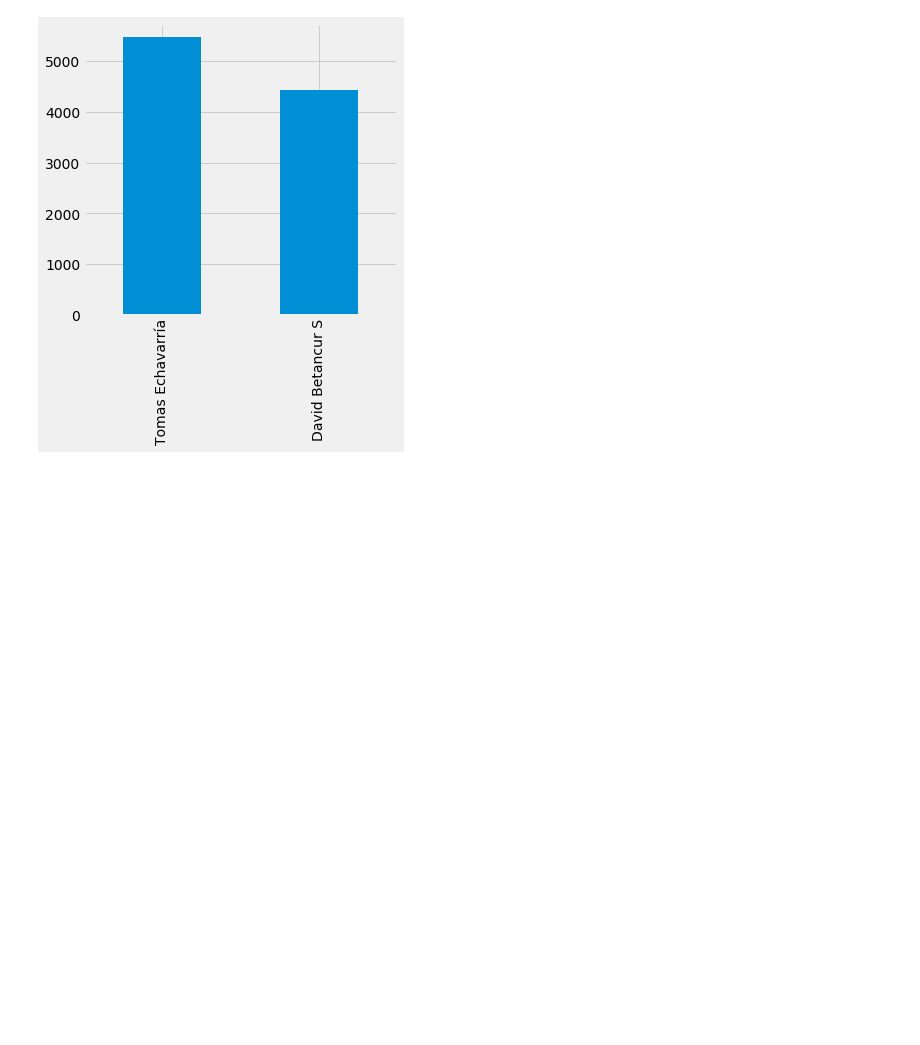
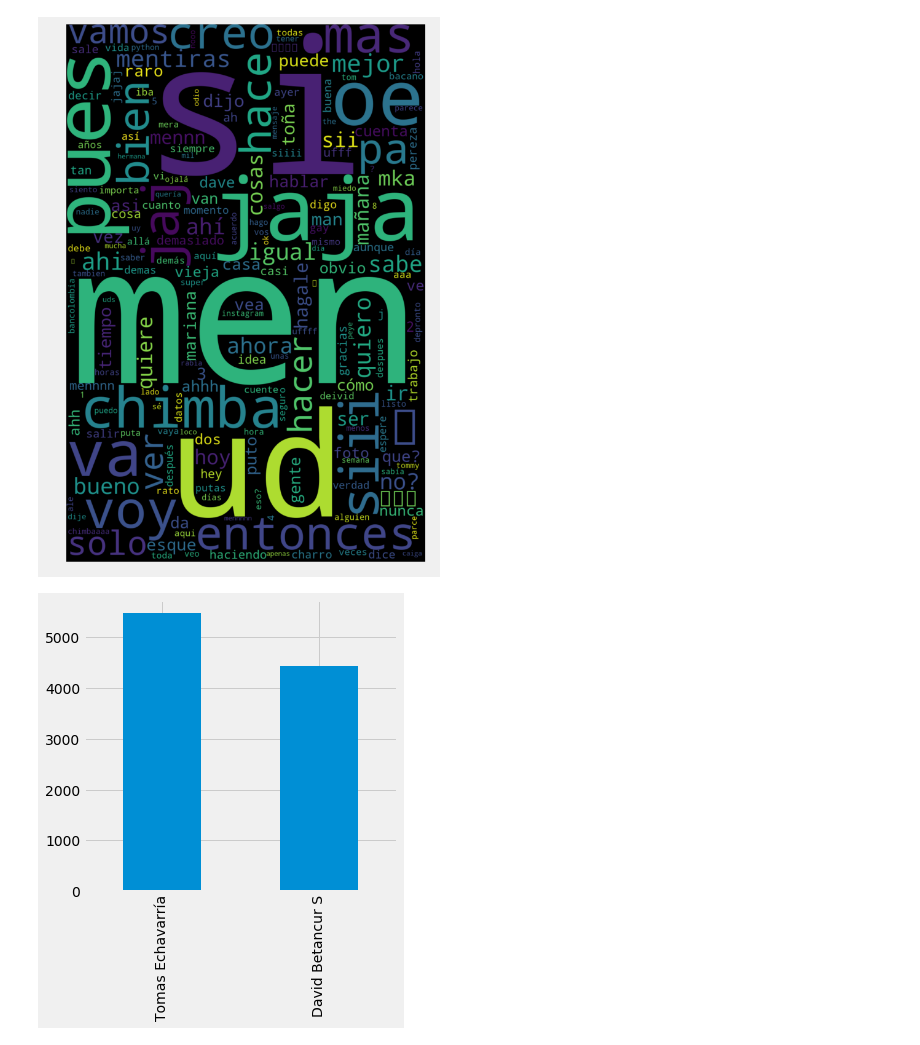
Before and after one commit to davidbetancur8/whatsappy, a Jupyter notebook: example.ipynb, the cells around one changed output. Saved outputs shown, nothing was run; the diff lists cells and outputs as text; code cells hidden in the pictures; blank space fills up the shorter version.

```diff
--- a/example.ipynb
+++ b/example.ipynb
@@ -25,3 +46,7 @@ general_cloud(df)
+# %%
+wc = general_cloud(df)
+# %% [output]
+[figure, added]
 # %%
 plot_count(df)
 # %% [output]
```
Also changed, not shown: parts of 5 cells of this notebook, 2 other files.
